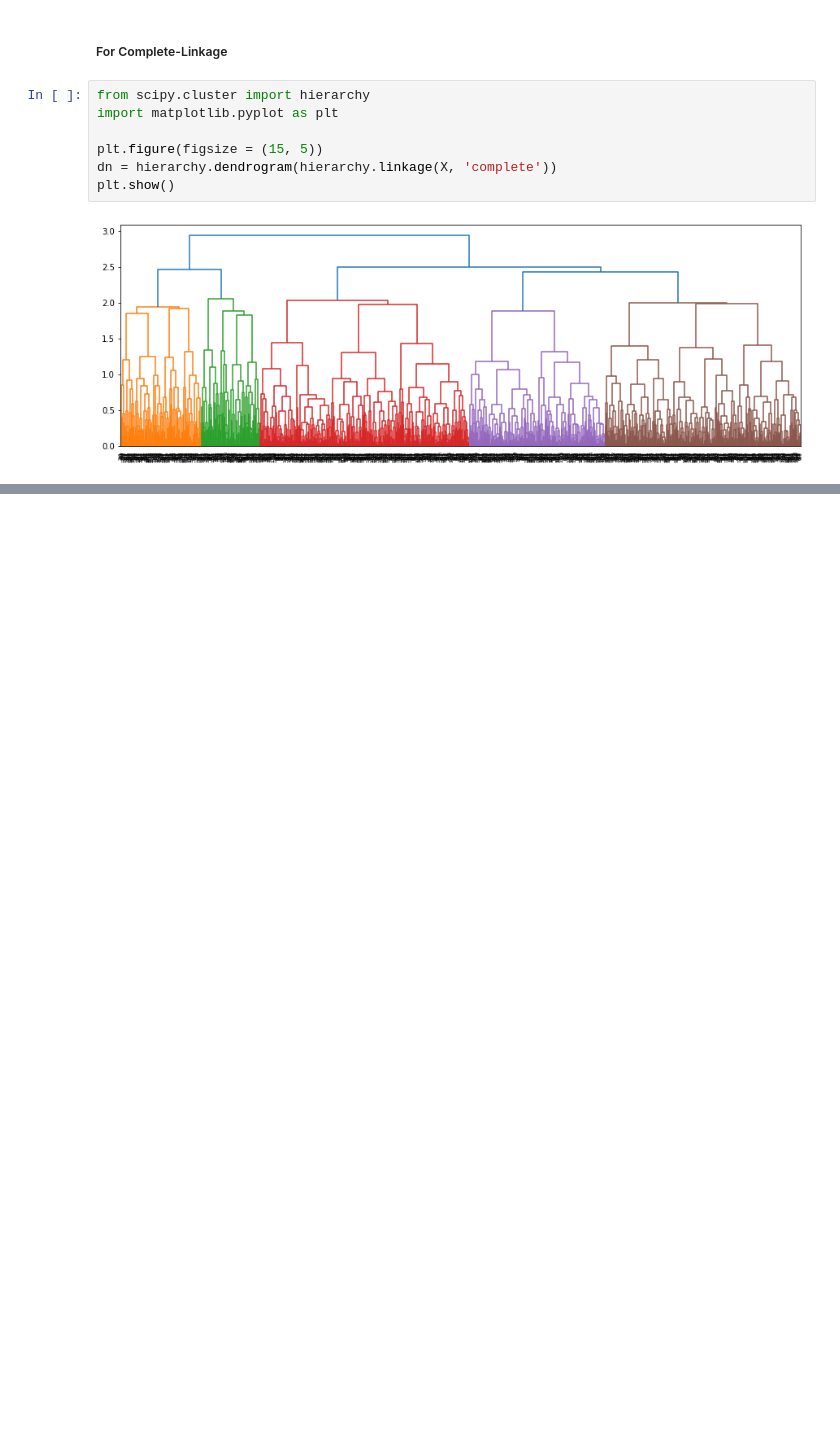
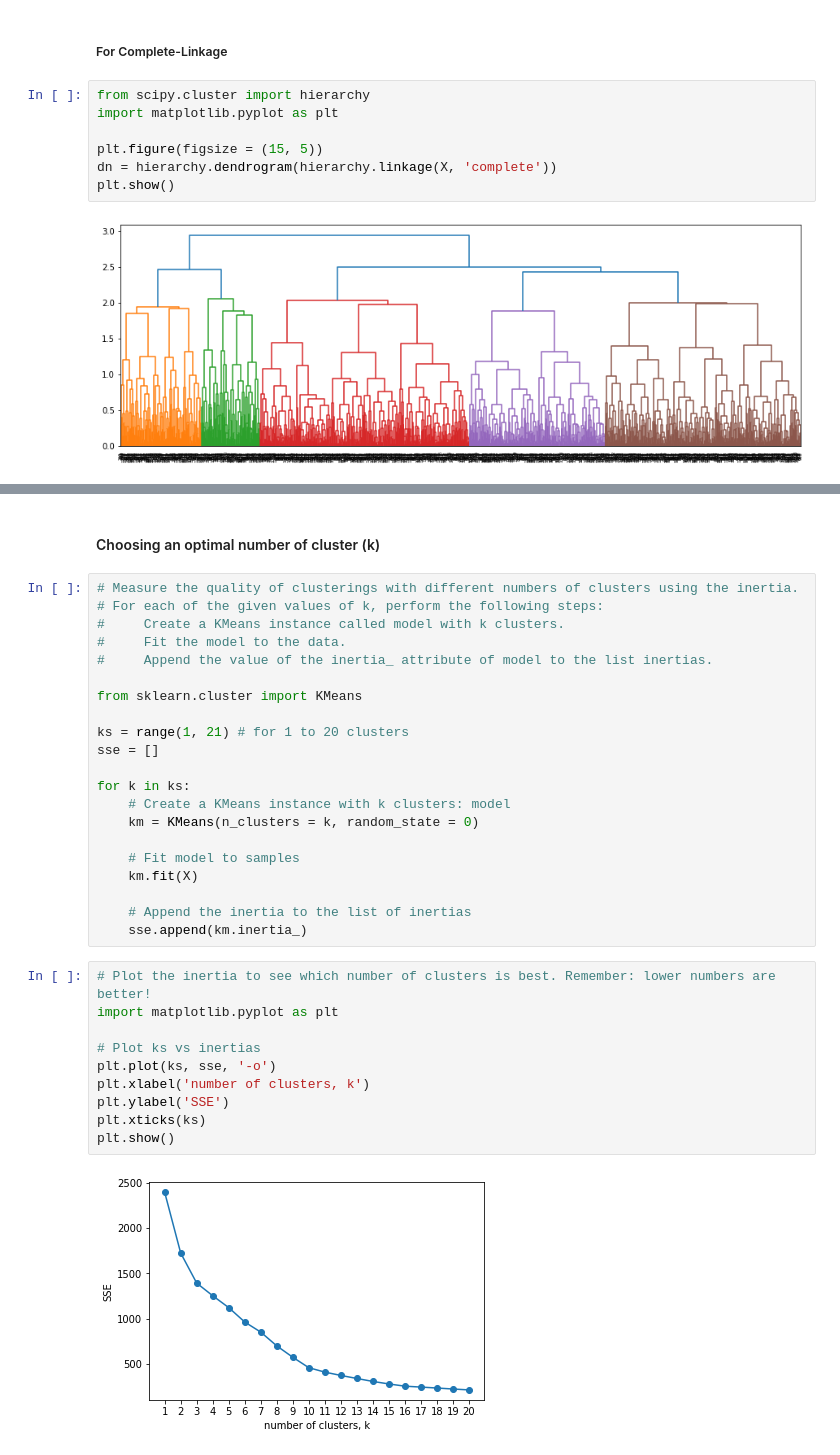
Before and after one commit to Sun-Chirawat/Senior-Project-CS, a Jupyter notebook: Modelling.ipynb, the cells around one changed output, grey strips where cells are left out. Saved outputs shown, nothing was run; the diff lists cells and outputs as text; blank space fills up the shorter version.

```diff
--- a/Modelling.ipynb
+++ b/Modelling.ipynb
@@ -355,0 +400,35 @@ plt.show()
+# %% [markdown]
+#### Choosing an optimal number of cluster (k)
+# %%
+# Measure the quality of clusterings with different numbers of clusters using the inertia.
+# For each of the given values of k, perform the following steps:
+#     Create a KMeans instance called model with k clusters.
+#     Fit the model to the data.
+#     Append the value of the inertia_ attribute of model to the list inertias.
+
+from sklearn.cluster import KMeans
+
+ks = range(1, 21) # for 1 to 20 clusters
+sse = []
+
+for k in ks:
+    # Create a KMeans instance with k clusters: model
+    km = KMeans(n_clusters = k, random_state = 0)
+
+    # Fit model to samples
+    km.fit(X)
+
+    # Append the inertia to the list of inertias
+    sse.append(km.inertia_)
+# %%
+# Plot the inertia to see which number of clusters is best. Remember: lower numbers are better!
+import matplotlib.pyplot as plt
+
+# Plot ks vs inertias
+plt.plot(ks, sse, '-o')
+plt.xlabel('number of clusters, k')
+plt.ylabel('SSE')
+plt.xticks(ks)
+plt.show()
+# %% [output]
+[figure, added]
```
Also changed, not shown: parts of 18 cells of this notebook.
